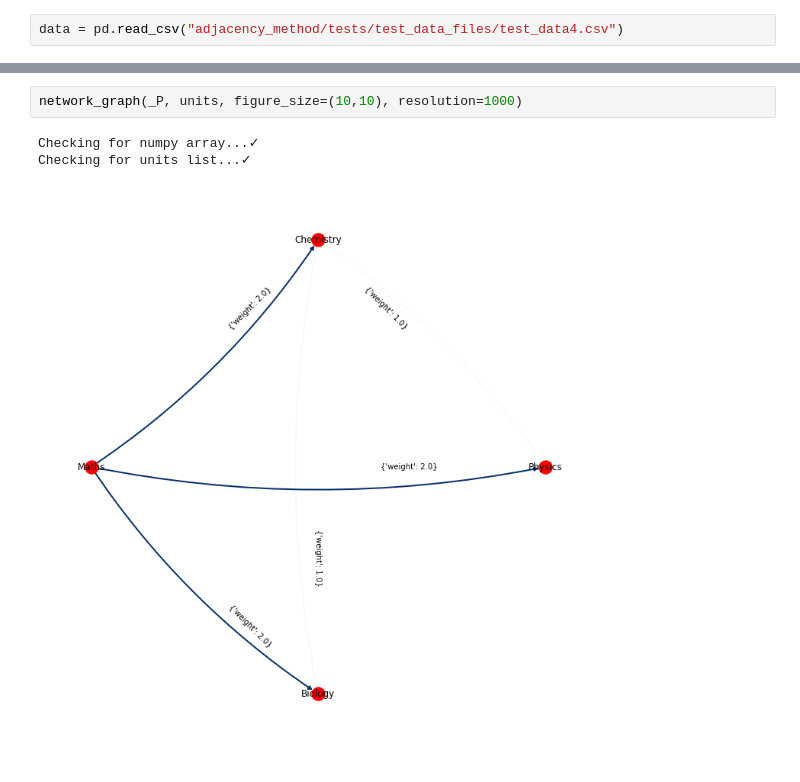
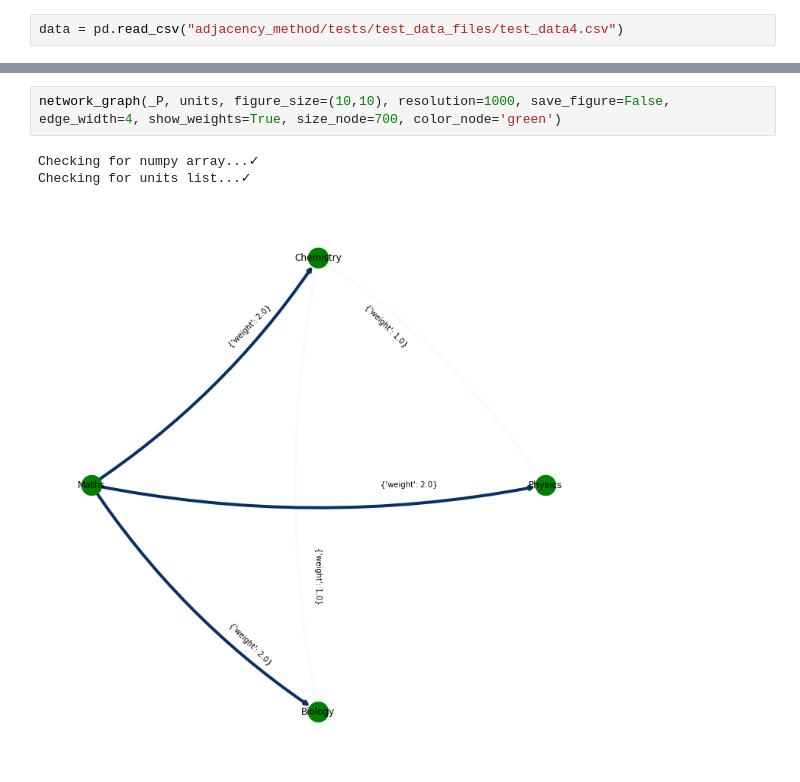
Before and after one commit to wsu-tss/student_pathway_project, a Jupyter notebook: network_test_data.ipynb, the cells around one changed output, grey strips where cells are left out. Saved outputs shown, nothing was run; the diff lists cells and outputs as text.

Commit message:
Saving and show weights on edges flexibility added as per #36.

```diff
--- a/network_test_data.ipynb
+++ b/network_test_data.ipynb
@@ -69,7 +69,7 @@ Generating P matrix...✓
 Time elapsed (hh:mm:ss.ms) 0:00:00.001001
 # %%
-network_graph(_P, units, figure_size=(10,10), resolution=1000)
+network_graph(_P, units, figure_size=(10,10), resolution=1000, save_figure=False, edge_width=4, show_weights=True, size_node=700, color_node='green')
 # %% [output]
 Checking for numpy array...✓
 Checking for units list...✓
-[figure, old version]
+[figure, new version]
```
Also changed, not shown: parts of 4 cells of this notebook, 1 other file.
